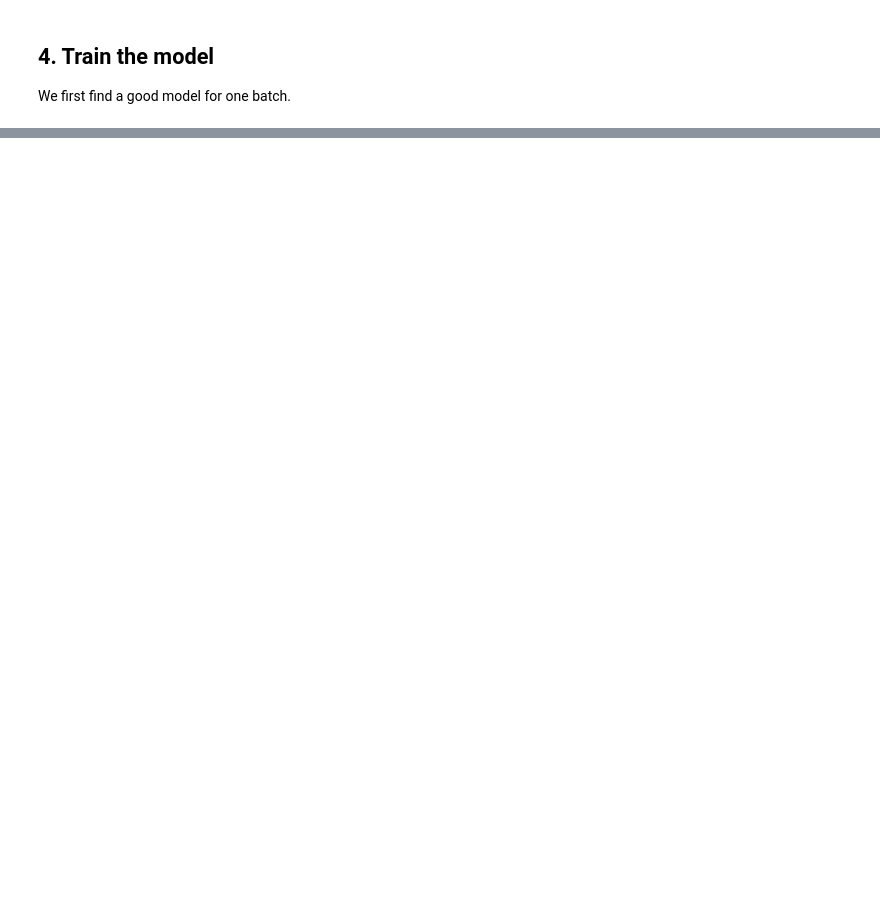
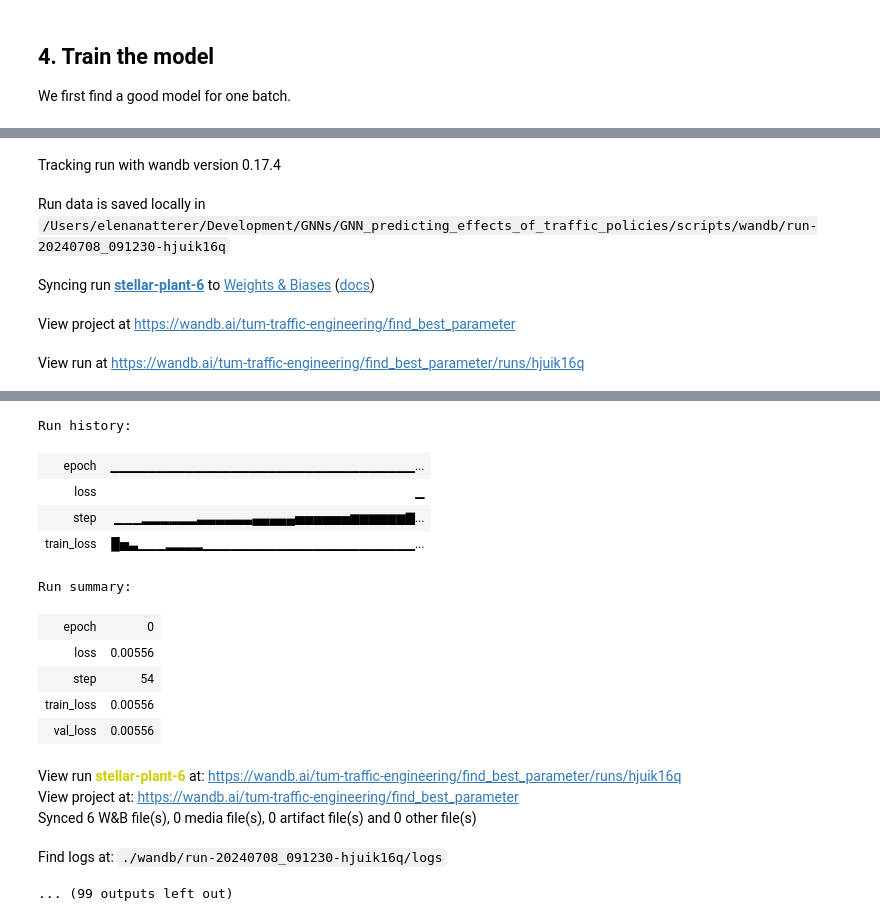
Before and after one commit to govindgoel/ml, a Jupyter notebook: scripts/gnn_for_policy_traffic_prediction.ipynb, the cells around one changed output, grey strips where cells are left out. Drawn from its saved outputs; the diff is of its cells as text; code cells hidden in the pictures; blank space fills up the shorter version.

Commit message:
added loop for testing different parameter

```diff
--- a/scripts/gnn_for_policy_traffic_prediction.ipynb
+++ b/scripts/gnn_for_policy_traffic_prediction.ipynb
@@ -93,10 +51,9 @@ print(f'Baseline error: {baseline_error}')
 # %% [markdown]
 ## 3. Split into train and test set
 # %%
-train_dl = gio.create_dataloader(dataset=dataset_normalized, is_train=True, batch_size=config.batch_size, train_ratio=train_ratio)
-valid_dl = gio.create_dataloader(dataset=dataset_normalized, is_train=False, batch_size=config.batch_size, train_ratio=train_ratio)
-n_steps_per_epoch = math.ceil(len(train_dl.dataset) / config.batch_size)
-print(n_steps_per_epoch)
+train_dl = gio.create_dataloader(dataset=dataset_normalized, is_train=True, batch_size=20, train_ratio=train_ratio)
+valid_dl = gio.create_dataloader(dataset=dataset_normalized, is_train=False, batch_size=20, train_ratio=train_ratio)
+# n_steps_per_epoch = math.ceil(len(train_dl.dataset) / config.batch_size)
 # %% [output]
 Total dataset length: 1382
 Training subset length: 1100
@@ -108,7 +64,7 @@ Validation subset length: 260
 
 We first find a good model for one batch.
 # %%
-def train(model, config=None):
+def train(model, config=None, loss_fct=None, optimizer=None):
     for epoch in range(config.epochs):
         model.train()
         # data = next(iter(train_dl))
@@ -125,7 +81,7 @@ def train(model, config=None):
             optimizer.step()
 
             wandb.log({"train_loss": train_loss.item(), "epoch": epoch, "step": idx})
-            print(f"epoch: {epoch}, step: {idx}, loss: {train_loss.item()}")
+            # print(f"epoch: {epoch}, step: {idx}, loss: {train_loss.item()}")
 
         val_loss = garch.validate_model_pos_features(model, valid_dl, loss_fct, device)
         print(f"epoch: {epoch}, validation loss: {val_loss}")
@@ -136,5 +92,6 @@ def train(model, config=None):
             print("Early stopping triggered. Stopping training.")
             break
 
+    print("Best validation loss: ", val_loss)
     wandb.summary["val_loss"] = val_loss
     wandb.finish()
@@ -145,2 +97,0 @@ def train(model, config=None):
-# %%
-train(model, config=config)
@@ -165,0 +98,42 @@ AttributeError: 'float' object has no attribute 'item'
+# %%
+# Pick a model
+
+graph_layers_before_range = [False]
+output_layer_range = ['gat', 'gcn']
+
+hidden_size_range = [16, 32, 64, 128]
+gat_layers_range = [0, 1, 2, 3]
+gcn_layers_range = [0, 1, 2, 3]
+lr_range = [0.001, 0.01, 0.1]
+
+for graph_layers_before_parameter in graph_layers_before_range:
+    for output_layer_parameter in output_layer_range:
+        for hidden_size_parameter in hidden_size_range:
+            for gat_layer_parameter in gat_layers_range:
+                for gcn_layer_parameter in gcn_layers_range:
+                    for lr in lr_range:
+                        wandb.init(
+                                project=project_name,
+                                config={
+                                    "epochs": num_epochs,
+                                    "batch_size": batch_size,
+                                    "lr": lr,
+                                    # 'early_stopping_patience': 10,
+                                    # "dropout": 0.15,
+                                    })
+                        config = wandb.config
+
+                        print("graph_layers_before: ", graph_layers_before_parameter)
+                        print("output_layer: ", output_layer_parameter)
+                        print("hidden_size: ", hidden_size_parameter)
+                        print("gat_layers: ", gat_layer_parameter)
+                        print("gcn_layers: ", gcn_layer_parameter)
+                        gnn_instance = MyGnn(in_channels=3, out_channels=1, hidden_size=hidden_size_parameter, gat_layers=gat_layer_parameter, gcn_layers=gcn_layer_parameter, output_layer=output_layer_parameter, graph_layers_before=graph_layers_before_parameter)
+                        model = gnn_instance.to(device)
+                        train(model, config=config, loss_fct=torch.nn.MSELoss(), optimizer=torch.optim.Adam(model.parameters(), lr=lr))
+# %% [output]
+Tracking run with wandb version 0.17.4
+Run data is saved locally in /Users/elenanatterer/Development/GNNs/GNN_predicting_effects_of_traffic_policies/scripts/wandb/run-20240708_091230-hjuik16q
+Syncing run stellar-plant-6 to Weights & Biases (docs)
+View project at https://wandb.ai/tum-traffic-engineering/find_best_parameter
+View run at https://wandb.ai/tum-traffic-engineering/find_best_parameter/runs/hjuik16q
@@ -165,0 +157,16 @@ AttributeError: 'float' object has no attribute 'item'
+Run history:
+| epoch | ▁▁▁▁▁▁▁▁▁▁▁▁▁▁▁▁▁▁▁▁▁▁▁▁▁▁▁▁▁▁▁▁▁... |
+| loss | ▁ |
+| step | ▁▁▁▂▂▂▂▂▂▃▃▃▃▃▃▄▄▄▄▄▅▅▅▅▅▅▆▆▆▆▆▆▇... |
+| train_loss | █▅▃▁▁▁▂▂▂▂▁▁▁▁▁▁▁▁▁▁▁▁▁▁▁▁▁▁▁▁▁▁▁... |
+Run summary:
+| epoch | 0 |
+| loss | 0.00556 |
+| step | 54 |
+| train_loss | 0.00556 |
+| val_loss | 0.00556 |
+View run stellar-plant-6 at: https://wandb.ai/tum-traffic-engineering/find_best_parameter/runs/hjuik16q
+View project at: https://wandb.ai/tum-traffic-engineering/find_best_parameter
+Synced 6 W&B file(s), 0 media file(s), 0 artifact file(s) and 0 other file(s)
+Find logs at: ./wandb/run-20240708_091230-hjuik16q/logs
+... (99 outputs left out)
```
Also changed, not shown: parts of 7 cells of this notebook, 2 other files.
